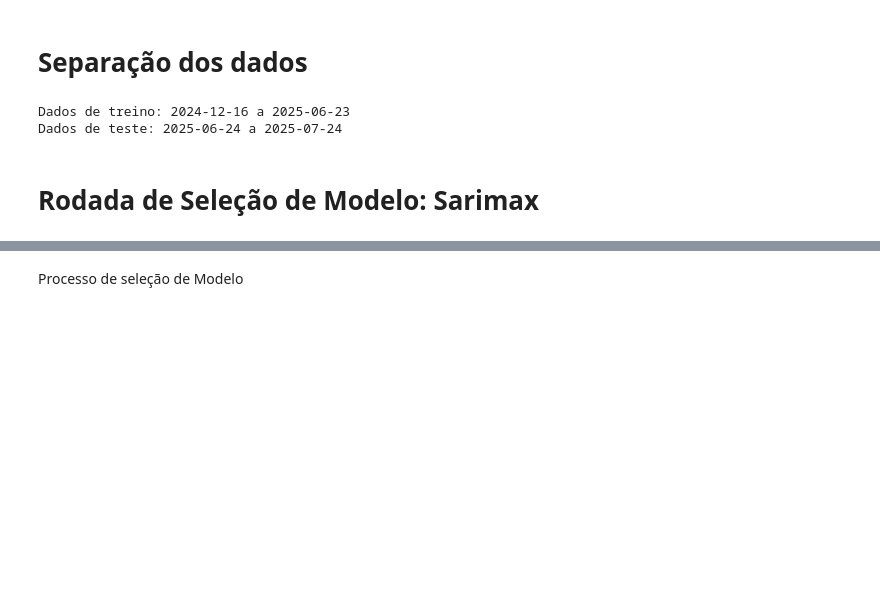
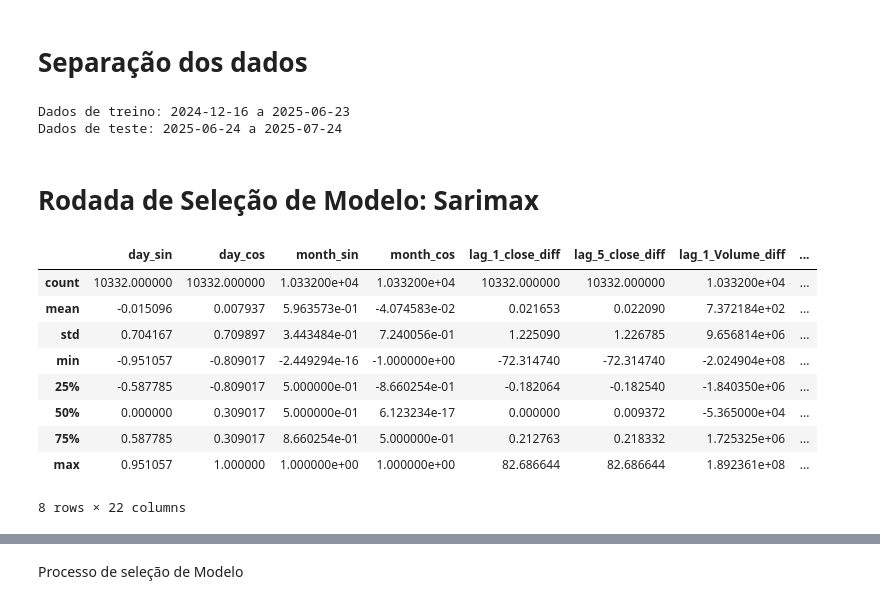
Before and after one commit to ederray/etl-aws, a Jupyter notebook: notebooks/model_evaluation.ipynb, the cells around one changed output, grey strips where cells are left out. Cells and saved outputs as stored; diff of their text form; code cells hidden in the pictures; blank space fills up the shorter version.

```diff
--- a/notebooks/model_evaluation.ipynb
+++ b/notebooks/model_evaluation.ipynb
@@ -70,11 +46,21 @@ Dados de teste: 2025-06-24 a 2025-07-24
 # Junta os dataframes de treino
 dataset_treino = pd.concat([X_treino, y_treino], axis=1)
 
-# Remove ação problemática (poucos dados após pré-processamento)
-dataset_treino = dataset_treino[dataset_treino['acao'] != 'TIMS3']
-
 # Remove colunas não relevantes
-dataset_treino.drop(columns=['setor', 'industria'], axis=1, inplace=True)
+dataset_treino.drop(columns=['setor', 'industria','tipo'], axis=1, inplace=True)
+# %%
+dataset_treino[feat_exog].describe()
+# %% [output]
+|  | day_sin | day_cos | month_sin | month_cos | lag_1_close_diff | lag_5_close_diff | lag_1_Volume_diff | ... |
+| count | 10332.000000 | 10332.000000 | 1.033200e+04 | 1.033200e+04 | 10332.000000 | 10332.000000 | 1.033200e+04 | ... |
+| mean | -0.015096 | 0.007937 | 5.963573e-01 | -4.074583e-02 | 0.021653 | 0.022090 | 7.372184e+02 | ... |
+| std | 0.704167 | 0.709897 | 3.443484e-01 | 7.240056e-01 | 1.225090 | 1.226785 | 9.656814e+06 | ... |
+| min | -0.951057 | -0.809017 | -2.449294e-16 | -1.000000e+00 | -72.314740 | -72.314740 | -2.024904e+08 | ... |
+| 25% | -0.587785 | -0.809017 | 5.000000e-01 | -8.660254e-01 | -0.182064 | -0.182540 | -1.840350e+06 | ... |
+| 50% | 0.000000 | 0.309017 | 5.000000e-01 | 6.123234e-17 | 0.000000 | 0.009372 | -5.365000e+04 | ... |
+| 75% | 0.587785 | 0.309017 | 8.660254e-01 | 5.000000e-01 | 0.212763 | 0.218332 | 1.725325e+06 | ... |
+| max | 0.951057 | 1.000000 | 1.000000e+00 | 1.000000e+00 | 82.686644 | 82.686644 | 1.892361e+08 | ... |
+8 rows × 22 columns
 # %%
 # treino do modelo do modelo SARIMAX
 coluna_target = 'close_diff'
```
Also changed, not shown: parts of 22 cells of this notebook, 57 other files.
